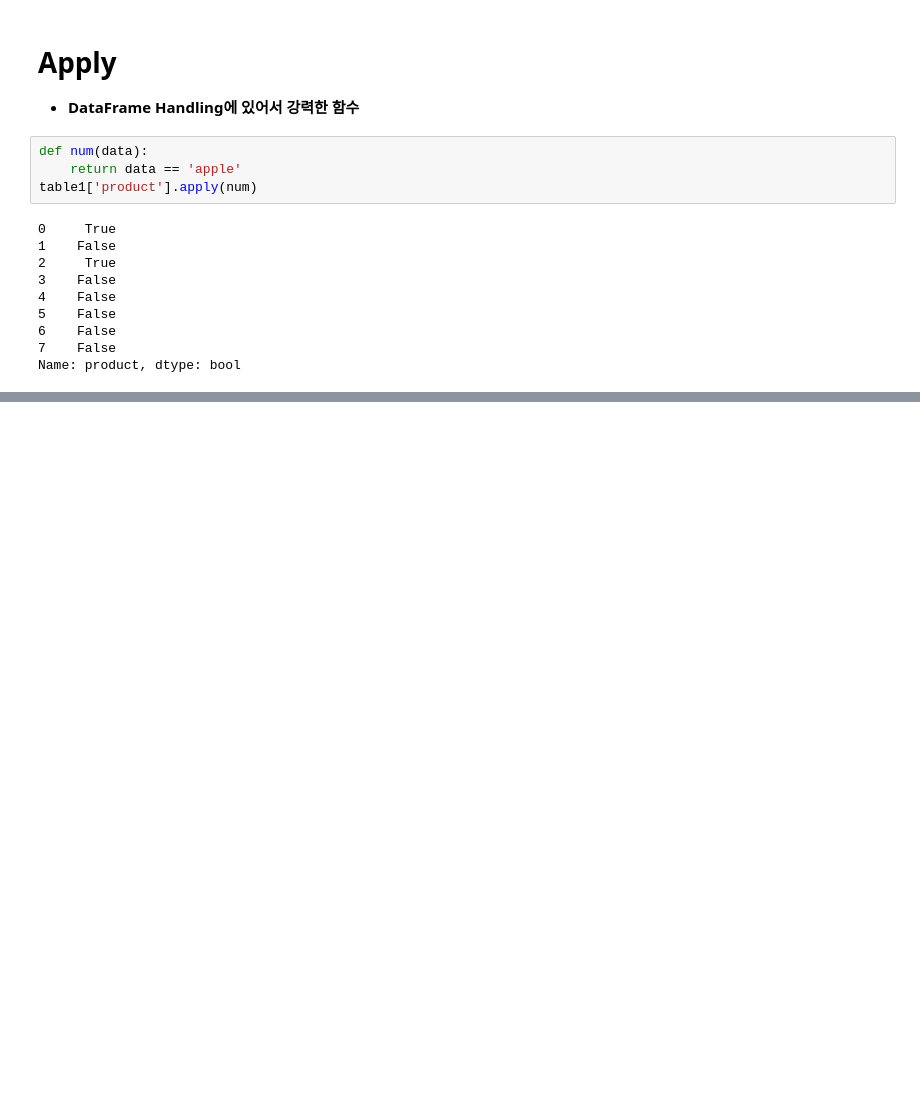
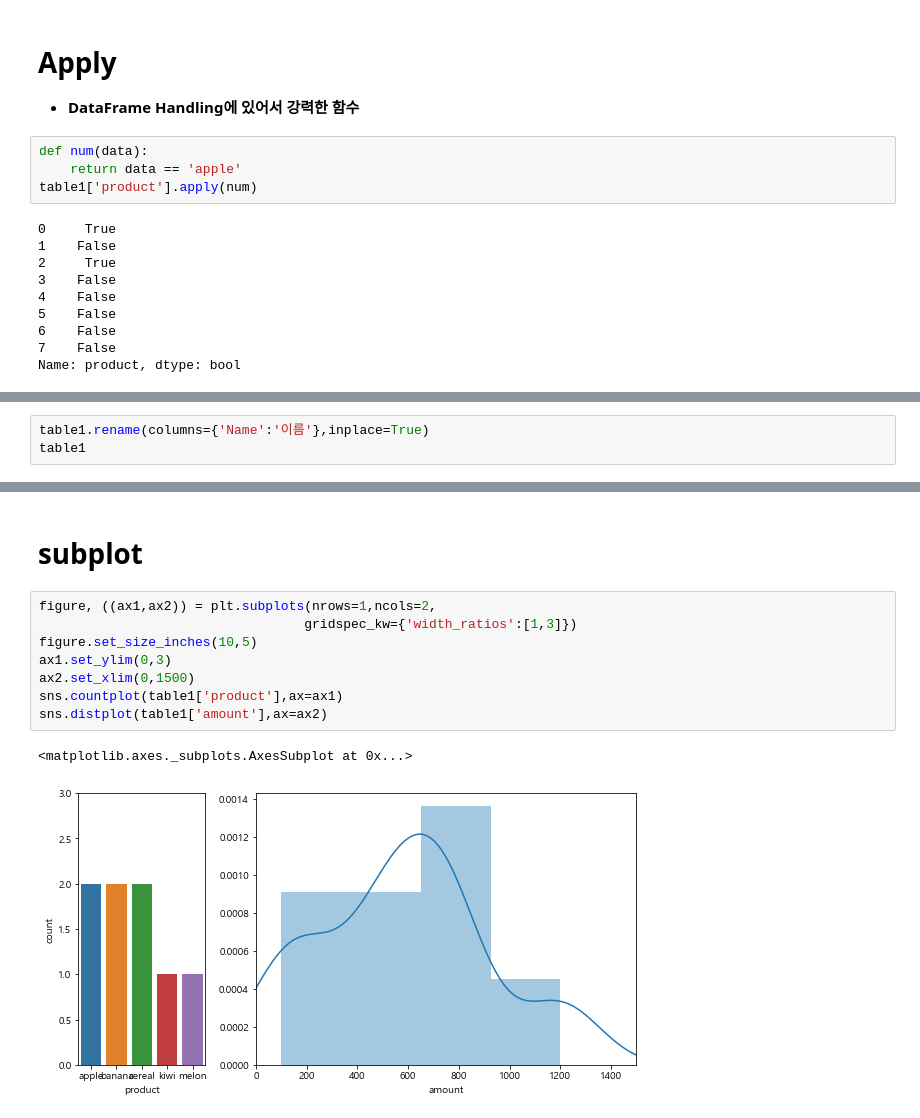
Before and after one commit to b8goal/PIRL-AI-Big-Data, a Jupyter notebook: 데이터분석/Big_Data_Project/Test.ipynb, the cells around one changed output, grey strips where cells are left out. Cells and saved outputs as stored; diff of their text form; blank space fills up the shorter version.

```diff
--- a/데이터분석/Big_Data_Project/Test.ipynb
+++ b/데이터분석/Big_Data_Project/Test.ipynb
@@ -136,0 +238,3 @@ Name: product, dtype: bool
+# %%
+table1.rename(columns={'Name':'이름'},inplace=True)
+table1
@@ -136,0 +251,13 @@ Name: product, dtype: bool
+# %% [markdown]
+# subplot
+# %%
+figure, ((ax1,ax2)) = plt.subplots(nrows=1,ncols=2,
+                                  gridspec_kw={'width_ratios':[1,3]})
+figure.set_size_inches(10,5)
+ax1.set_ylim(0,3)
+ax2.set_xlim(0,1500)
+sns.countplot(table1['product'],ax=ax1)
+sns.distplot(table1['amount'],ax=ax2)
+# %% [output]
+<matplotlib.axes._subplots.AxesSubplot at 0x...>
+[figure, added]
```
Also changed, not shown: parts of 13 cells of this notebook.
